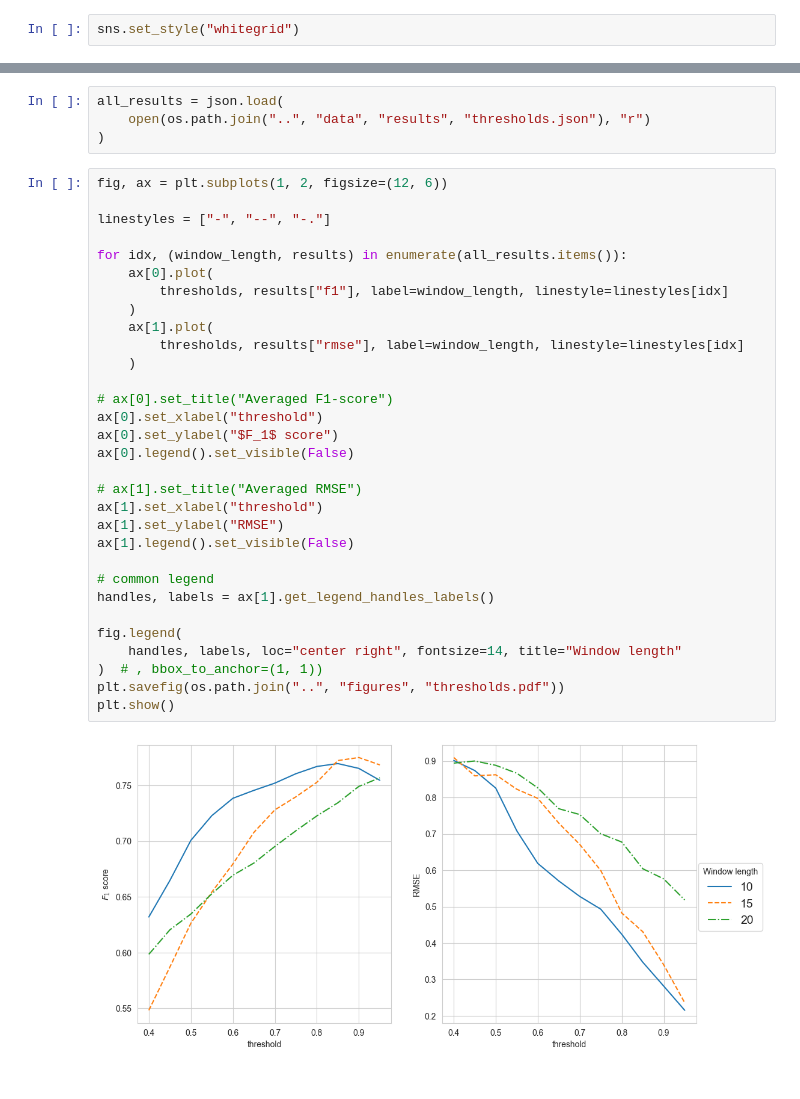
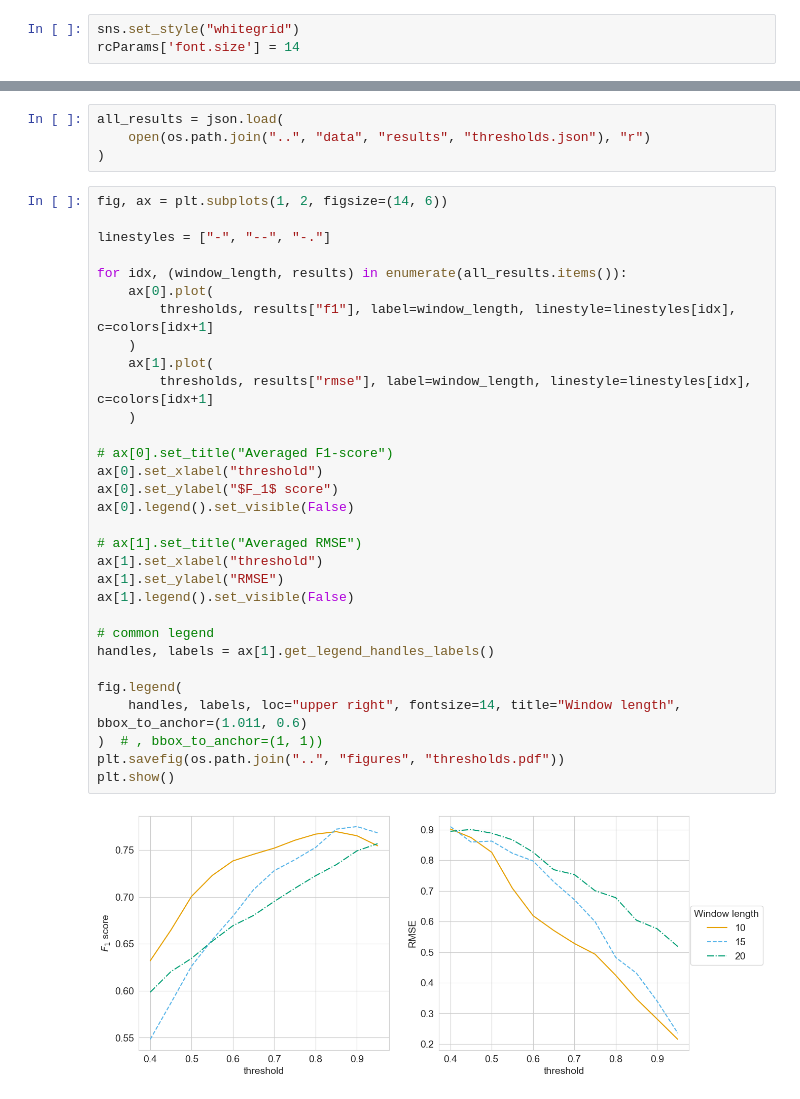
Before and after one commit to Manik2000/Masters-thesis, a Jupyter notebook: notebooks/hypertuning.ipynb, the cells around one changed output, grey strips where cells are left out. Saved outputs shown, nothing was run; the diff lists cells and outputs as text.

```diff
--- a/notebooks/hypertuning.ipynb
+++ b/notebooks/hypertuning.ipynb
@@ -8,5 +11,6 @@ import seaborn as sns
 # %%
 sns.set_style("whitegrid")
+rcParams['font.size'] = 14
 # %%
 thresholds = np.arange(0.4, 1, 0.05)
 # %%
@@ -14,35 +18,35 @@ all_results = json.load(
     open(os.path.join("..", "data", "results", "thresholds.json"), "r")
 )
 # %%
-fig, ax = plt.subplots(1, 2, figsize=(12, 6))
+fig, ax = plt.subplots(1, 2, figsize=(14, 6))
 
 linestyles = ["-", "--", "-."]
 
 for idx, (window_length, results) in enumerate(all_results.items()):
     ax[0].plot(
-        thresholds, results["f1"], label=window_length, linestyle=linestyles[idx]
+        thresholds, results["f1"], label=window_length, linestyle=linestyles[idx], c=colors[idx+1]
     )
     ax[1].plot(
-        thresholds, results["rmse"], label=window_length, linestyle=linestyles[idx]
+        thresholds, results["rmse"], label=window_length, linestyle=linestyles[idx], c=colors[idx+1]
     )
 
 # ax[0].set_title("Averaged F1-score")
 ax[0].set_xlabel("threshold")
 ax[0].set_ylabel("$F_1$ score")
 ax[0].legend().set_visible(False)
 
 # ax[1].set_title("Averaged RMSE")
 ax[1].set_xlabel("threshold")
 ax[1].set_ylabel("RMSE")
 ax[1].legend().set_visible(False)
 
 # common legend
 handles, labels = ax[1].get_legend_handles_labels()
 
 fig.legend(
-    handles, labels, loc="center right", fontsize=14, title="Window length"
+    handles, labels, loc="upper right", fontsize=14, title="Window length",  bbox_to_anchor=(1.011, 0.6)
 )  # , bbox_to_anchor=(1, 1))
 plt.savefig(os.path.join("..", "figures", "thresholds.pdf"))
 plt.show()
 # %% [output]
-[figure, old version]
+[figure, new version]
```
Also changed, not shown: parts of 1 cell of this notebook, 9 other files.
